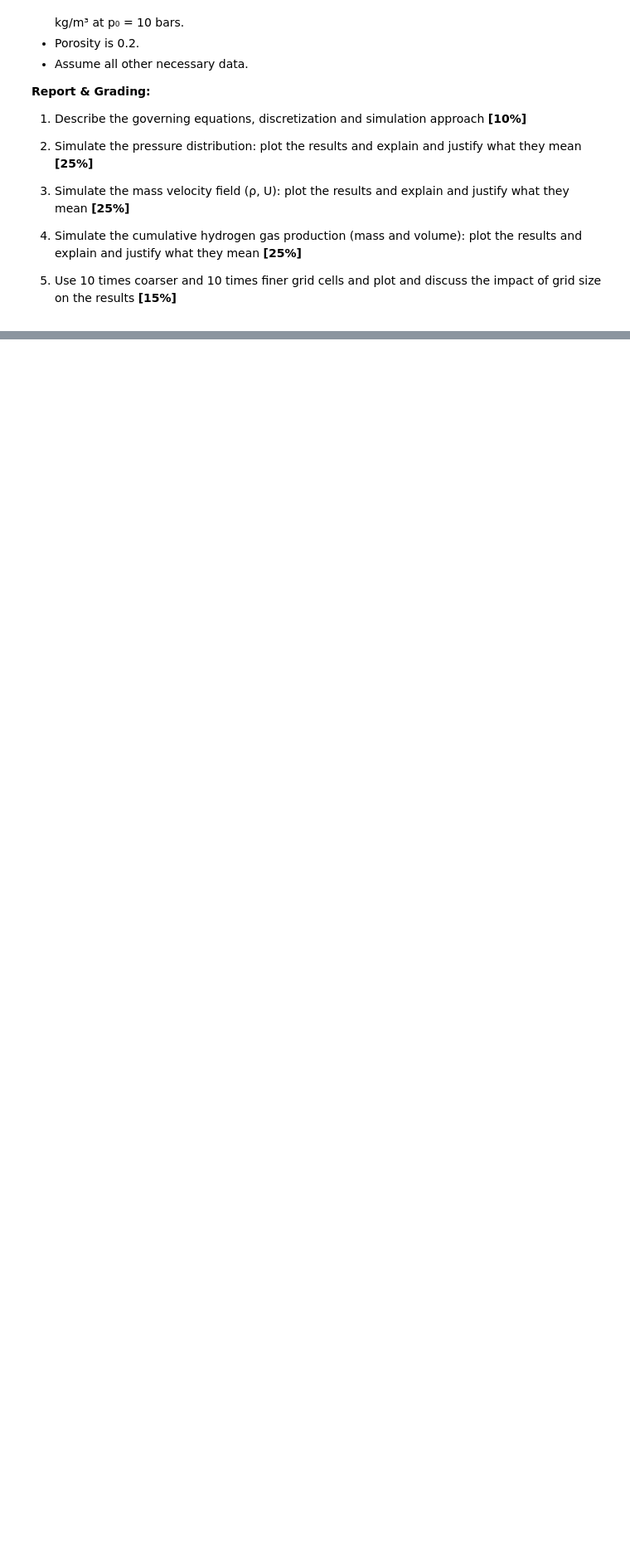
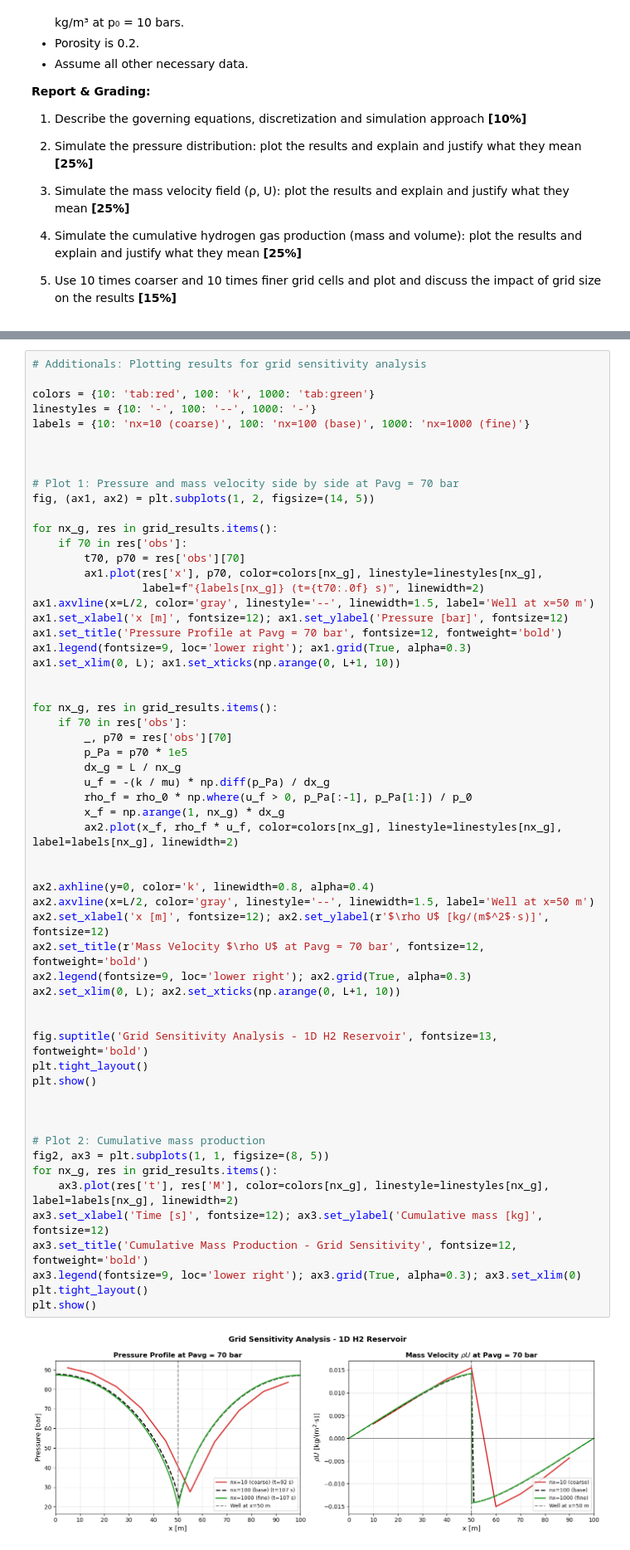
Before and after one commit to nandanajihha/Geo-Energy-App-Final-Project-Q3-2026-, a Jupyter notebook: Polak_and_Afif/Project I/Project I - Geo-Energy App Final Project.ipynb, the cells around one changed output, grey strips where cells are left out. Shown at 83% size. Drawn from its saved outputs; the diff is of its cells as text; blank space fills up the shorter version.

```diff
--- a/Polak_and_Afif/Project I/Project I - Geo-Energy App Final Project.ipynb
+++ b/Polak_and_Afif/Project I/Project I - Geo-Energy App Final Project.ipynb
@@ -34,0 +452,60 @@ Simulate the pressure distribution, mass velocity field (ρ, U), and cumulative
+# %%
+# Additionals: Plotting results for grid sensitivity analysis
+
+colors = {10: 'tab:red', 100: 'k', 1000: 'tab:green'}
+linestyles = {10: '-', 100: '--', 1000: '-'}
+labels = {10: 'nx=10 (coarse)', 100: 'nx=100 (base)', 1000: 'nx=1000 (fine)'}
+
+
+
+# Plot 1: Pressure and mass velocity side by side at Pavg = 70 bar
+fig, (ax1, ax2) = plt.subplots(1, 2, figsize=(14, 5))
+
+for nx_g, res in grid_results.items():
+    if 70 in res['obs']:
+        t70, p70 = res['obs'][70]
+        ax1.plot(res['x'], p70, color=colors[nx_g], linestyle=linestyles[nx_g],
+                 label=f"{labels[nx_g]} (t={t70:.0f} s)", linewidth=2)
+ax1.axvline(x=L/2, color='gray', linestyle='--', linewidth=1.5, label='Well at x=50 m')
+ax1.set_xlabel('x [m]', fontsize=12); ax1.set_ylabel('Pressure [bar]', fontsize=12)
+ax1.set_title('Pressure Profile at Pavg = 70 bar', fontsize=12, fontweight='bold')
+ax1.legend(fontsize=9, loc='lower right'); ax1.grid(True, alpha=0.3)
+ax1.set_xlim(0, L); ax1.set_xticks(np.arange(0, L+1, 10))
+
+
+for nx_g, res in grid_results.items():
+    if 70 in res['obs']:
+        _, p70 = res['obs'][70]
+        p_Pa = p70 * 1e5
+        dx_g = L / nx_g
+        u_f = -(k / mu) * np.diff(p_Pa) / dx_g
+        rho_f = rho_0 * np.where(u_f > 0, p_Pa[:-1], p_Pa[1:]) / p_0
+        x_f = np.arange(1, nx_g) * dx_g
+        ax2.plot(x_f, rho_f * u_f, color=colors[nx_g], linestyle=linestyles[nx_g], label=labels[nx_g], linewidth=2)
+
+
+ax2.axhline(y=0, color='k', linewidth=0.8, alpha=0.4)
+ax2.axvline(x=L/2, color='gray', linestyle='--', linewidth=1.5, label='Well at x=50 m')
+ax2.set_xlabel('x [m]', fontsize=12); ax2.set_ylabel(r'$\rho U$ [kg/(m$^2$·s)]', fontsize=12)
+ax2.set_title(r'Mass Velocity $\rho U$ at Pavg = 70 bar', fontsize=12, fontweight='bold')
+ax2.legend(fontsize=9, loc='lower right'); ax2.grid(True, alpha=0.3)
+ax2.set_xlim(0, L); ax2.set_xticks(np.arange(0, L+1, 10))
+
+
+fig.suptitle('Grid Sensitivity Analysis - 1D H2 Reservoir', fontsize=13, fontweight='bold')
+plt.tight_layout()
+plt.show()
+
+
+
+# Plot 2: Cumulative mass production
+fig2, ax3 = plt.subplots(1, 1, figsize=(8, 5))
+for nx_g, res in grid_results.items():
+    ax3.plot(res['t'], res['M'], color=colors[nx_g], linestyle=linestyles[nx_g], label=labels[nx_g], linewidth=2)
+ax3.set_xlabel('Time [s]', fontsize=12); ax3.set_ylabel('Cumulative mass [kg]', fontsize=12)
+ax3.set_title('Cumulative Mass Production - Grid Sensitivity', fontsize=12, fontweight='bold')
+ax3.legend(fontsize=9, loc='lower right'); ax3.grid(True, alpha=0.3); ax3.set_xlim(0)
+plt.tight_layout()
+plt.show()
+# %% [output]
+[figure, added]
```
Also changed, not shown: parts of 12 cells of this notebook, 1 other file.
